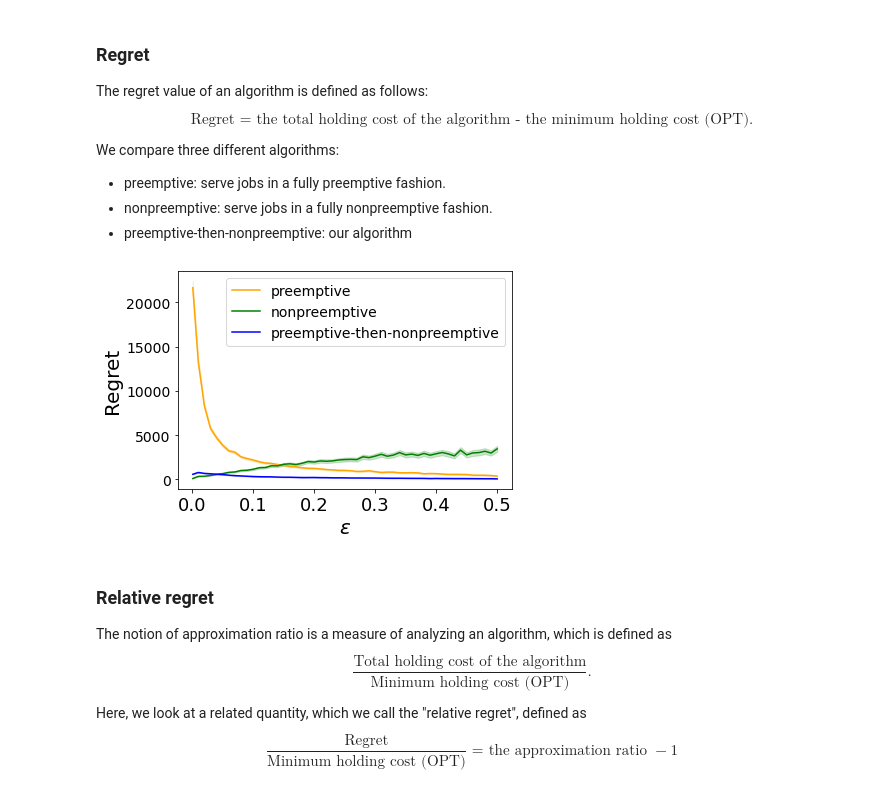
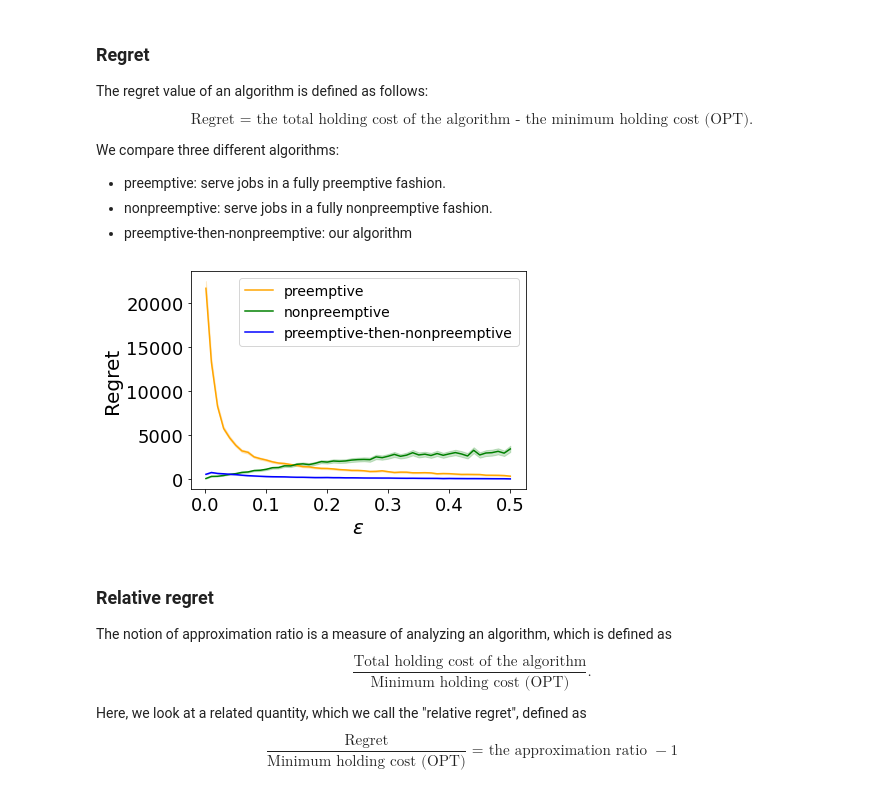
Before and after one commit to learning-to-schedule/learning-to-schedule, a Jupyter notebook: uniform service times.ipynb, the cells around one changed output. Saved outputs shown, nothing was run; the diff lists cells and outputs as text; code cells hidden in the pictures.

```diff
--- a/uniform service times.ipynb
+++ b/uniform service times.ipynb
@@ -132,19 +132,19 @@ We compare three different algorithms:
 # %%
 df = pd.read_csv('results/uniform/results_raw_data.csv')
 filt = (df['num_jobs'] == 20) & (df['service_time'] == 2000)
 filtered = df[filt]
 sns.lineplot(x=filtered['eps'], y=filtered['preemptive'], label='preemptive', color = 'orange')
 sns.lineplot(x=filtered['eps'], y=filtered['non-preemptive'], label='nonpreemptive', color = 'green')
 sns.lineplot(x=filtered['eps'], y=filtered['pre-non-pre'], label='preemptive-then-nonpreemptive', color = 'blue')
 
 plt.xlabel(r'$\epsilon$', fontsize=20)
 plt.ylabel("Regret", fontsize=20)
 plt.legend(fontsize=14)
 plt.xticks(fontsize=18)
-plt.yticks(fontsize=14)
+plt.yticks([0,5000,10000,15000,20000],fontsize=18)
 plt.savefig('uniform-regret.pdf', bbox_inches = 'tight')
 # %% [output]
-[figure, old version]
+[figure, new version]
 # %% [markdown]
 ### Relative regret
 
```
Also changed, not shown: 4 other files.
